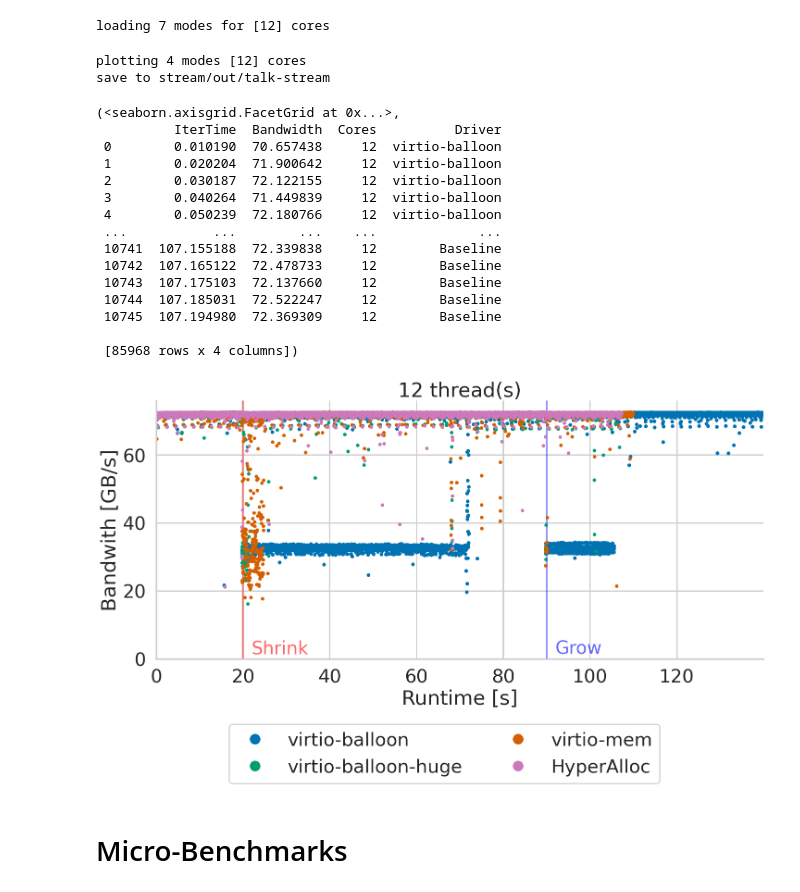
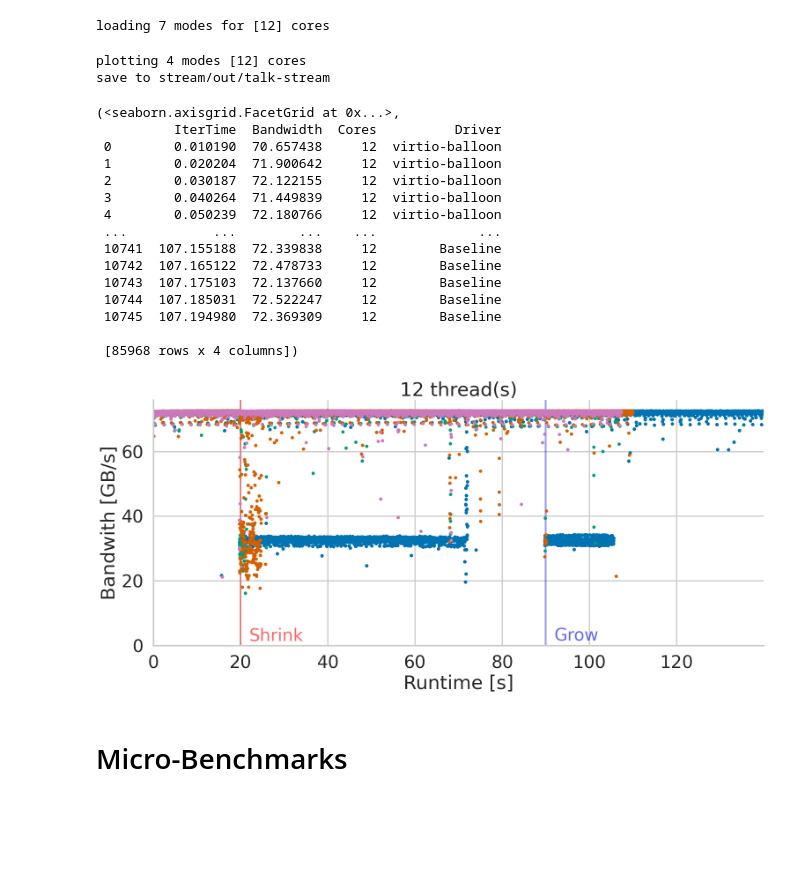
Before and after one commit to luhsra/hyperalloc-bench, a Jupyter notebook: talk2.ipynb, the cells around one changed output. Cells and saved outputs as stored; diff of their text form; code cells hidden in the pictures; blank space fills up the shorter version.

Commit message:
Update talk plots

```diff
--- a/talk2.ipynb
+++ b/talk2.ipynb
@@ -32,36 +32,35 @@ visualize_stream(
         "virtio-balloon",
         "virtio-balloon-huge",
         "virtio-mem",
         "HyperAlloc",
     ],
     stream,
     stream_meta,
     "talk-stream",
     Path("stream/out"),
     height=8,
     aspect=2,
-    legend_ncol=2,
-    legend_xoff=0.35,
+    legend_ncol=0,
 )
 # %% [output]
 plotting 4 modes [12] cores
 save to stream/out/talk-stream
 (<seaborn.axisgrid.FacetGrid at 0x...>,
           IterTime  Bandwidth  Cores          Driver
  0        0.010190  70.657438     12  virtio-balloon
  1        0.020204  71.900642     12  virtio-balloon
  2        0.030187  72.122155     12  virtio-balloon
  3        0.040264  71.449839     12  virtio-balloon
  4        0.050239  72.180766     12  virtio-balloon
  ...           ...        ...    ...             ...
  10741  107.155188  72.339838     12        Baseline
  10742  107.165122  72.478733     12        Baseline
  10743  107.175103  72.137660     12        Baseline
  10744  107.185031  72.522247     12        Baseline
  10745  107.194980  72.369309     12        Baseline
 
  [85968 rows x 4 columns])
-[figure, old version]
+[figure, new version]
 # %% [markdown]
 # Micro-Benchmarks
 # %%
```
Also changed, not shown: 10 other files.
